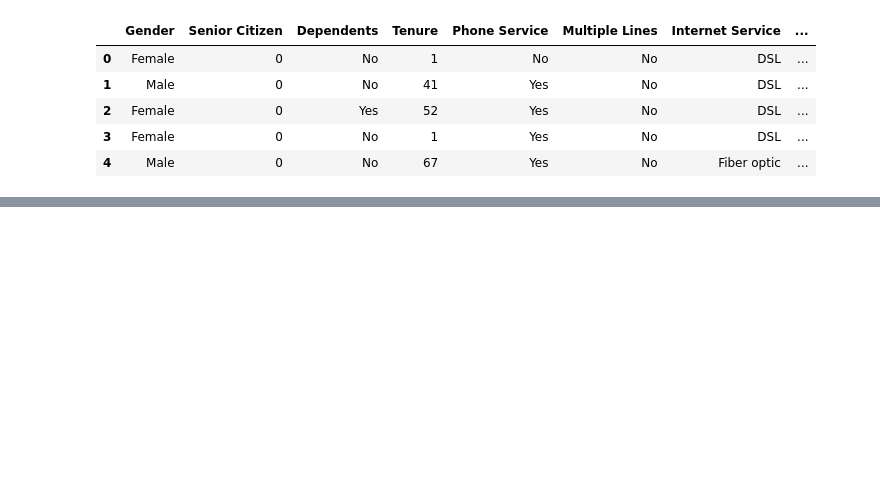
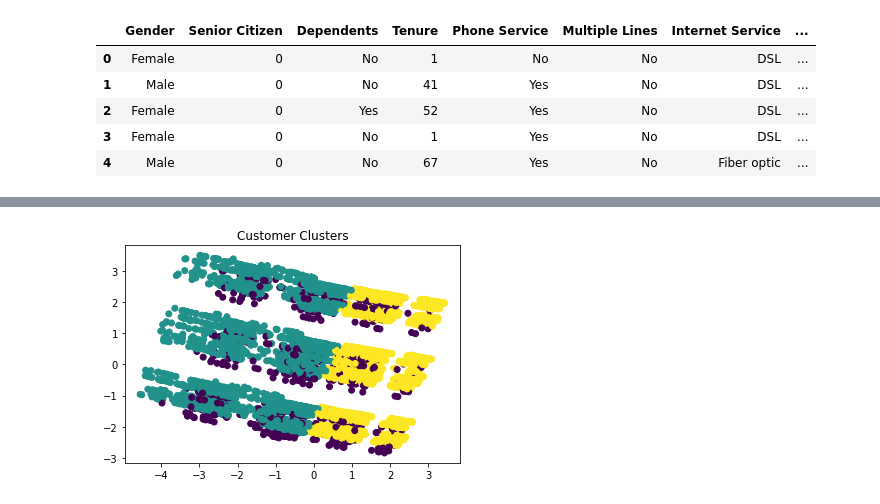
Before and after one commit to sher52/Customer-Churn-Stage2, a Jupyter notebook: Clustering_Analysis/experiment.ipynb, the cells around one changed output, grey strips where cells are left out. Saved outputs shown, nothing was run; the diff lists cells and outputs as text; code cells hidden in the pictures; blank space fills up the shorter version.

```diff
--- a/Clustering_Analysis/experiment.ipynb
+++ b/Clustering_Analysis/experiment.ipynb
@@ -13,0 +51,5 @@ data.head()
+# %%
+kmeans = KMeans(n_clusters=3, random_state=42)
+
+train_clusters = kmeans.fit_predict(X_train_scaled)
+test_clusters = kmeans.predict(X_test_scaled)
@@ -13,0 +79,11 @@ data.head()
+# %%
+from sklearn.decomposition import PCA
+
+pca = PCA(n_components=2)
+X_pca = pca.fit_transform(X_train_scaled)
+
+plt.scatter(X_pca[:, 0], X_pca[:, 1], c=train_clusters)
+plt.title("Customer Clusters")
+plt.show()
+# %% [output]
+[figure, added]
```
Also changed, not shown: parts of 11 cells of this notebook, 4 other files.
